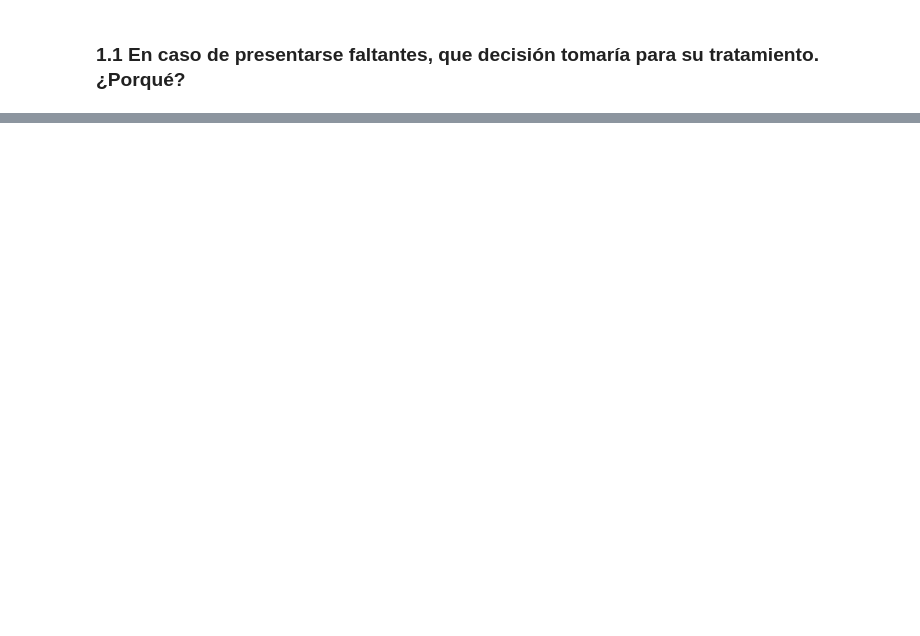
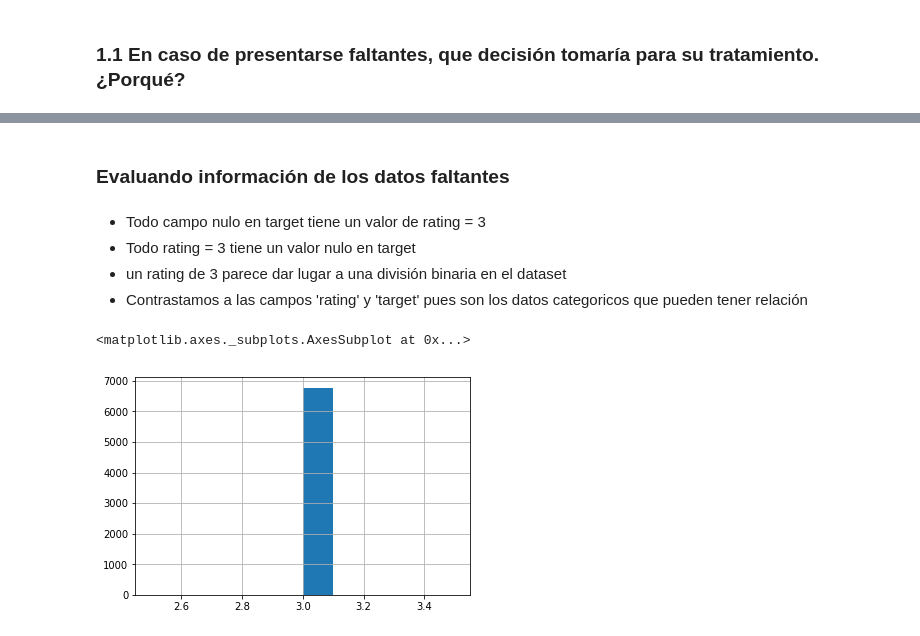
Before and after one commit to alejandrobernalcollazos/analisis-de-sentimiento-tp-1, a Jupyter notebook: tp-analisis-visualizacion-ulises-alejandro.ipynb, the cells around one changed output, grey strips where cells are left out. Saved outputs shown, nothing was run; the diff lists cells and outputs as text; code cells hidden in the pictures; blank space fills up the shorter version.

```diff
--- a/tp-analisis-visualizacion-ulises-alejandro.ipynb
+++ b/tp-analisis-visualizacion-ulises-alejandro.ipynb
@@ -274,0 +143,12 @@ sns.boxplot(data=dt)
+# %% [markdown]
+### Evaluando información de los datos faltantes
+# %% [markdown]
+* Todo campo nulo en target tiene un valor de rating = 3
+* Todo rating = 3 tiene un valor nulo en target
+* un rating de 3 parece dar lugar a una división binaria en el dataset
+* Contrastamos a las campos 'rating' y 'target' pues son los datos categoricos que pueden tener relación
+# %%
+dataset[dataset['target'].isnull()]['rating'].hist()
+# %% [output]
+<matplotlib.axes._subplots.AxesSubplot at 0x...>
+[figure, added]
```
Also changed, not shown: parts of 58 cells of this notebook.
